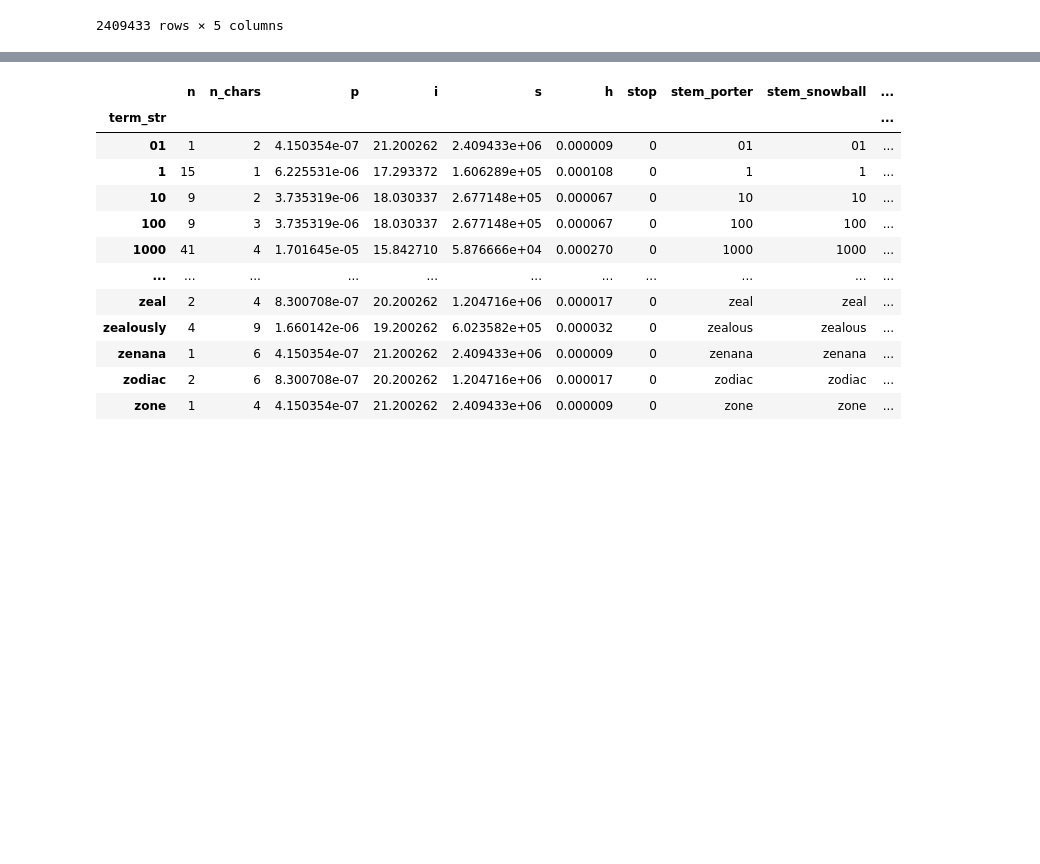
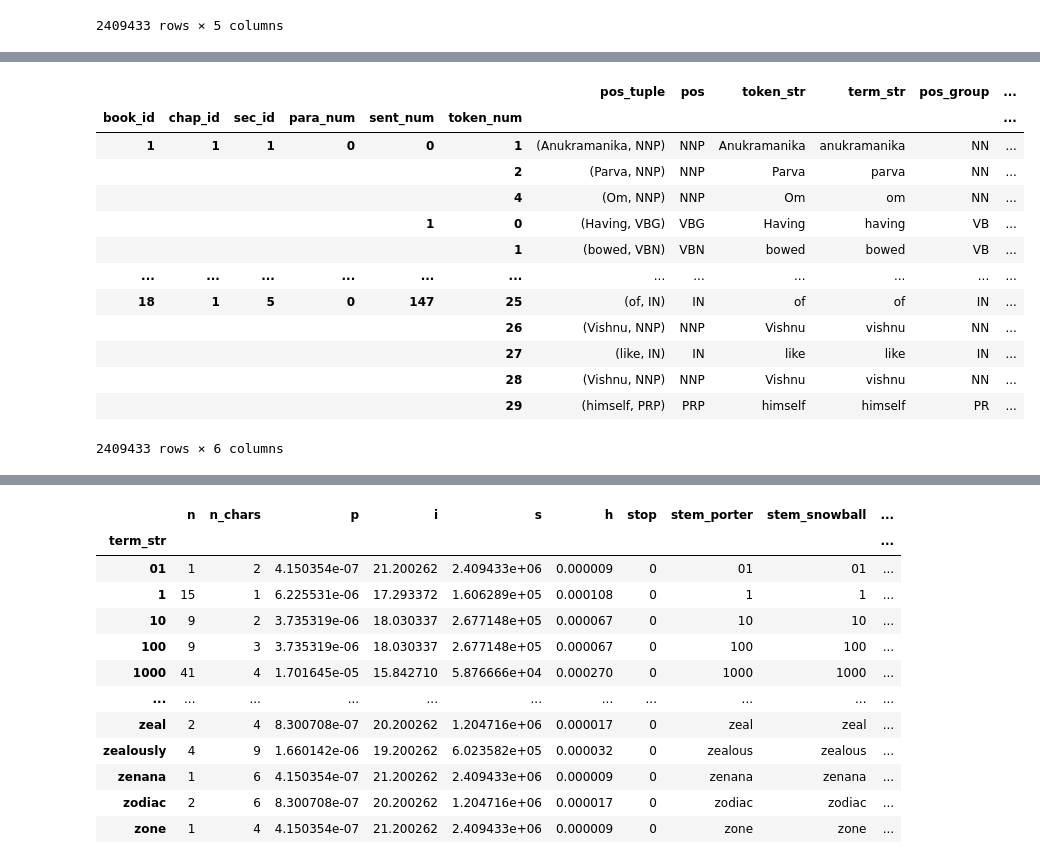
Before and after one commit to vishugp/Mahabharata_ETA, a Jupyter notebook: create_F3.ipynb, the cells around one changed output, grey strips where cells are left out. Saved outputs shown, nothing was run; the diff lists cells and outputs as text; code cells hidden in the pictures; blank space fills up the shorter version.

```diff
--- a/create_F3.ipynb
+++ b/create_F3.ipynb
@@ -118,3 +140,21 @@ CORPUS
+# %%
+CORPUS['term_len'] = CORPUS['token_str'].apply(len)
+CORPUS
+# %% [output]
+|  |  |  |  |  |  | pos_tuple | pos | token_str | term_str | pos_group | ... |
+| book_id | chap_id | sec_id | para_num | sent_num | token_num |  |  |  |  |  | ... |
+| 1 | 1 | 1 | 0 | 0 | 1 | (Anukramanika, NNP) | NNP | Anukramanika | anukramanika | NN | ... |
+|  |  |  |  |  | 2 | (Parva, NNP) | NNP | Parva | parva | NN | ... |
+|  |  |  |  |  | 4 | (Om, NNP) | NNP | Om | om | NN | ... |
+|  |  |  |  | 1 | 0 | (Having, VBG) | VBG | Having | having | VB | ... |
+|  |  |  |  |  | 1 | (bowed, VBN) | VBN | bowed | bowed | VB | ... |
+| ... | ... | ... | ... | ... | ... | ... | ... | ... | ... | ... | ... |
+| 18 | 1 | 5 | 0 | 147 | 25 | (of, IN) | IN | of | of | IN | ... |
+|  |  |  |  |  | 26 | (Vishnu, NNP) | NNP | Vishnu | vishnu | NN | ... |
+|  |  |  |  |  | 27 | (like, IN) | IN | like | like | IN | ... |
+|  |  |  |  |  | 28 | (Vishnu, NNP) | NNP | Vishnu | vishnu | NN | ... |
+|  |  |  |  |  | 29 | (himself, PRP) | PRP | himself | himself | PR | ... |
+2409433 rows × 6 columns
 # %%
 LIB = pd.DataFrame(lib_data, columns=['book_id','source_file_path','raw_title'])\
     .set_index('book_id').sort_index()
```
Also changed, not shown: parts of 13 cells of this notebook, 6 other files.
